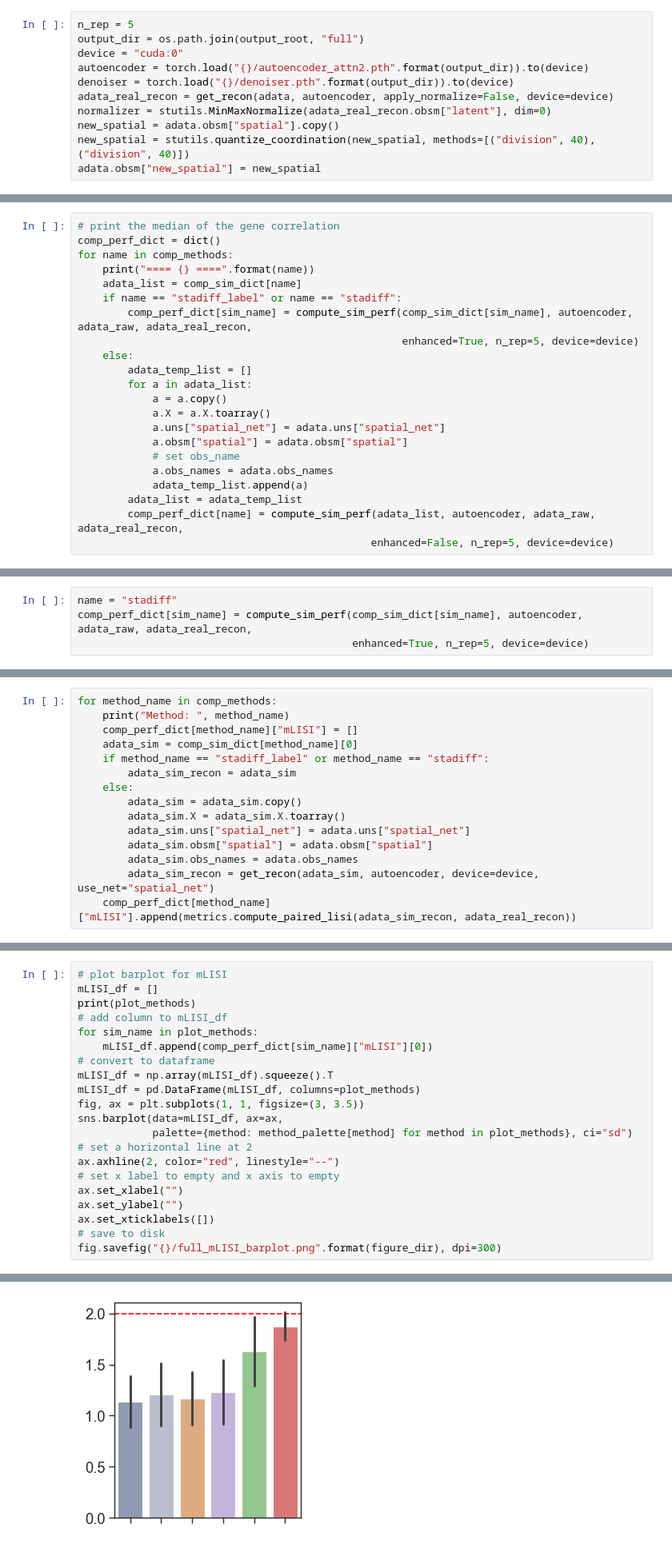
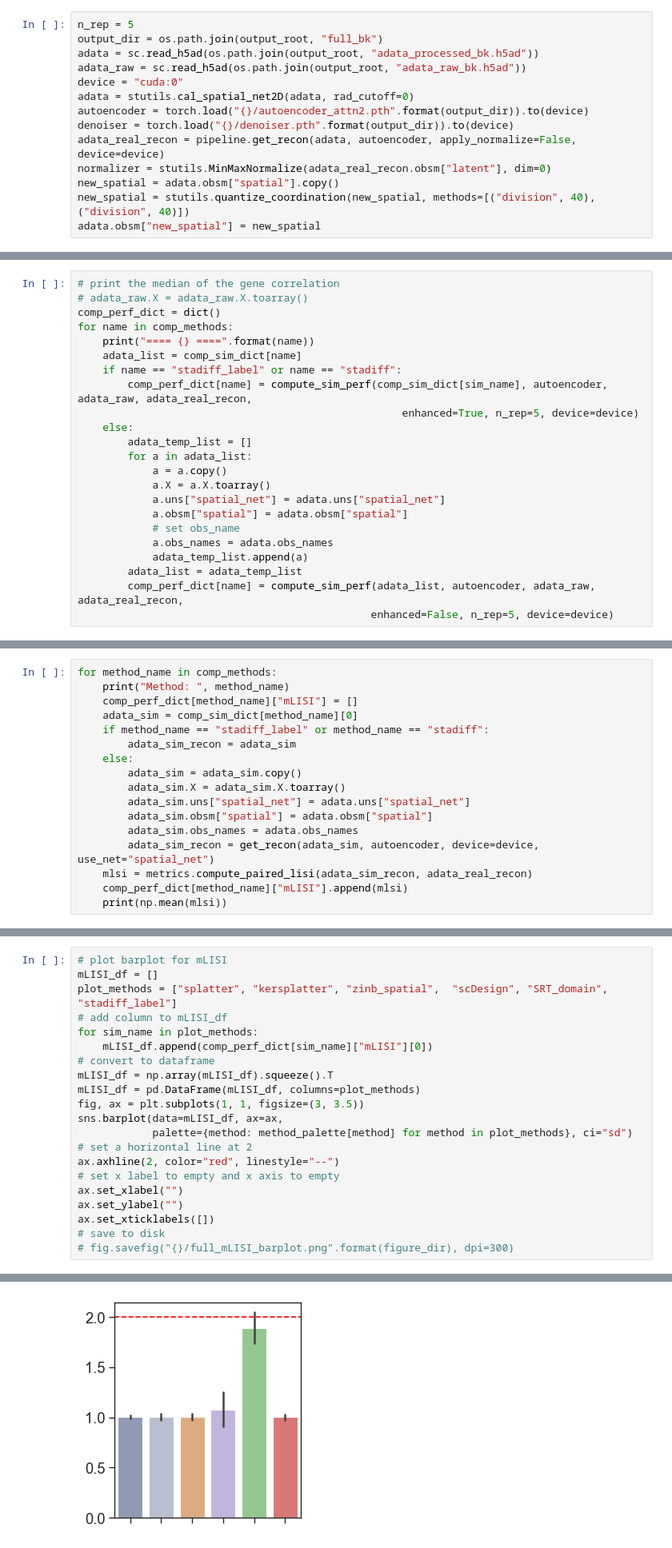
Before and after one commit to zhanglabtools/STADiffuser, a Jupyter notebook: notebooks/App3-Slide-tag-SCP2717.ipynb, the cells around one changed output, grey strips where cells are left out. Shown at 80% size. Drawn from its saved outputs; the diff is of its cells as text.

```diff
--- a/notebooks/App3-Slide-tag-SCP2717.ipynb
+++ b/notebooks/App3-Slide-tag-SCP2717.ipynb
@@ -205,11 +221,14 @@ sc.pl.embedding(adata, basis="umap", color="celltype")
 # Benchmark the simulation performance on full data (SCP2171)
 # %%
 n_rep = 5
-output_dir = os.path.join(output_root, "full")
+output_dir = os.path.join(output_root, "full_bk")
+adata = sc.read_h5ad(os.path.join(output_root, "adata_processed_bk.h5ad"))
+adata_raw = sc.read_h5ad(os.path.join(output_root, "adata_raw_bk.h5ad"))
 device = "cuda:0"
+adata = stutils.cal_spatial_net2D(adata, rad_cutoff=0)
 autoencoder = torch.load("{}/autoencoder_attn2.pth".format(output_dir)).to(device)
 denoiser = torch.load("{}/denoiser.pth".format(output_dir)).to(device)
-adata_real_recon = get_recon(adata, autoencoder, apply_normalize=False, device=device)
+adata_real_recon = pipeline.get_recon(adata, autoencoder, apply_normalize=False, device=device)
 normalizer = stutils.MinMaxNormalize(adata_real_recon.obsm["latent"], dim=0)
 new_spatial = adata.obsm["spatial"].copy()
 new_spatial = stutils.quantize_coordination(new_spatial, methods=[("division", 40), ("division", 40)])
@@ -373,11 +405,12 @@ fig.savefig("{}/full_gene_corr_violin.png".format(figure_dir), dpi=300)
 # %%
 # print the median of the gene correlation
+# adata_raw.X = adata_raw.X.toarray()
 comp_perf_dict = dict()
 for name in comp_methods:
     print("==== {} ====".format(name))
     adata_list = comp_sim_dict[name]
     if name == "stadiff_label" or name == "stadiff":
-        comp_perf_dict[sim_name] = compute_sim_perf(comp_sim_dict[sim_name], autoencoder, adata_raw, adata_real_recon,
+        comp_perf_dict[name] = compute_sim_perf(comp_sim_dict[sim_name], autoencoder, adata_raw, adata_real_recon,
                                                     enhanced=True, n_rep=5, device=device)
     else:
         adata_temp_list = []
@@ -400,10 +433,6 @@ for name in comp_methods:
 ==== SRT_domain ====
 ==== stadiff ====
 ==== stadiff_label ====
-# %%
-name = "stadiff"
-comp_perf_dict[sim_name] = compute_sim_perf(comp_sim_dict[sim_name], autoencoder, adata_raw, adata_real_recon,
-                                            enhanced=True, n_rep=5, device=device)
 # %%
 metric_names = ["cell_corr", "enhanced_cell_corr", "pairwise_cell_corr", "pairwise_enhanced_cell_corr"]
 metric_names += ["gene_corr", "enhanced_gene_corr", "pairwise_gene_corr", "pairwise_enhanced_gene_corr"]
@@ -469,6 +498,8 @@ for method_name in comp_methods:
         adata_sim.obsm["spatial"] = adata.obsm["spatial"]
         adata_sim.obs_names = adata.obs_names
         adata_sim_recon = get_recon(adata_sim, autoencoder, device=device, use_net="spatial_net")
-    comp_perf_dict[method_name]["mLISI"].append(metrics.compute_paired_lisi(adata_sim_recon, adata_real_recon))
+    mlsi = metrics.compute_paired_lisi(adata_sim_recon, adata_real_recon)
+    comp_perf_dict[method_name]["mLISI"].append(mlsi)
+    print(np.mean(mlsi))
 # %% [output]
 Method:  splatter
@@ -481,7 +519,7 @@ Method:  stadiff_label
 # %%
 # plot barplot for mLISI
 mLISI_df = []
-print(plot_methods)
+plot_methods = ["splatter", "kersplatter", "zinb_spatial",  "scDesign", "SRT_domain", "stadiff_label"]
 # add column to mLISI_df
 for sim_name in plot_methods:
     mLISI_df.append(comp_perf_dict[sim_name]["mLISI"][0])
@@ -498,5 +536,5 @@ ax.set_xlabel("")
 ax.set_ylabel("")
 ax.set_xticklabels([])
 # save to disk
-fig.savefig("{}/full_mLISI_barplot.png".format(figure_dir), dpi=300)
+# fig.savefig("{}/full_mLISI_barplot.png".format(figure_dir), dpi=300)
 # %% [output]
@@ -504,4 +547,4 @@ fig.savefig("{}/full_mLISI_barplot.png".format(figure_dir), dpi=300)
-[figure, old version]
+[figure, new version]
 # %% [markdown]
 # Diffrential gene expression
 
```
Also changed, not shown: parts of 25 cells of this notebook, 23 other files.
